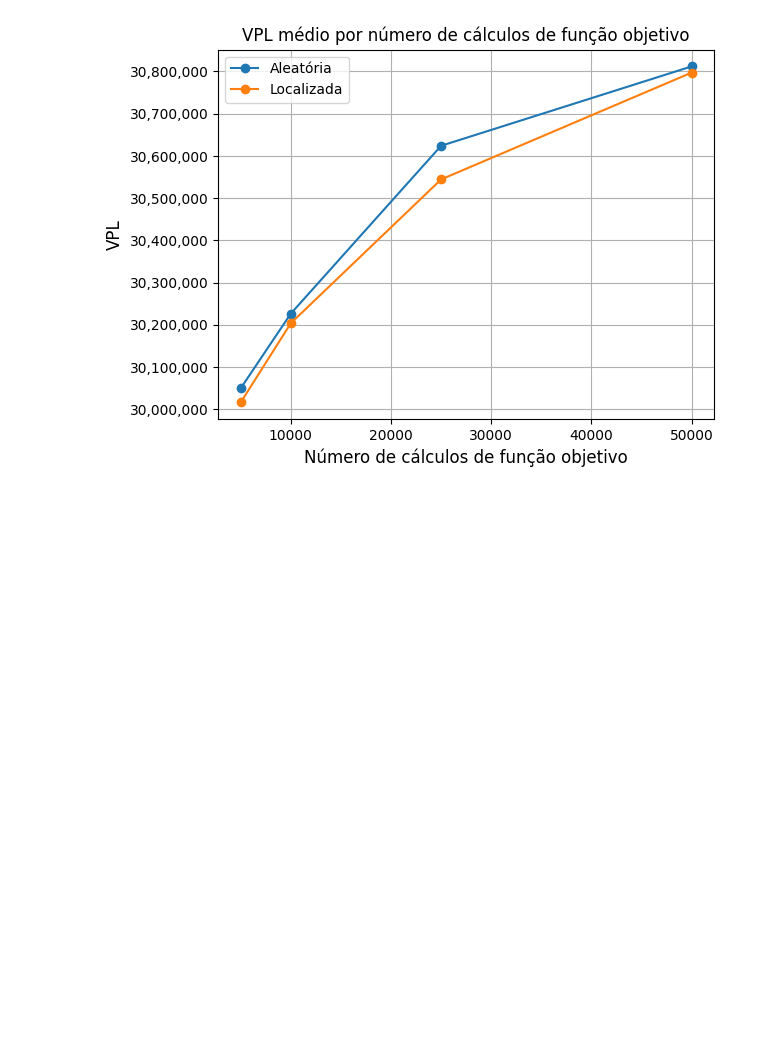
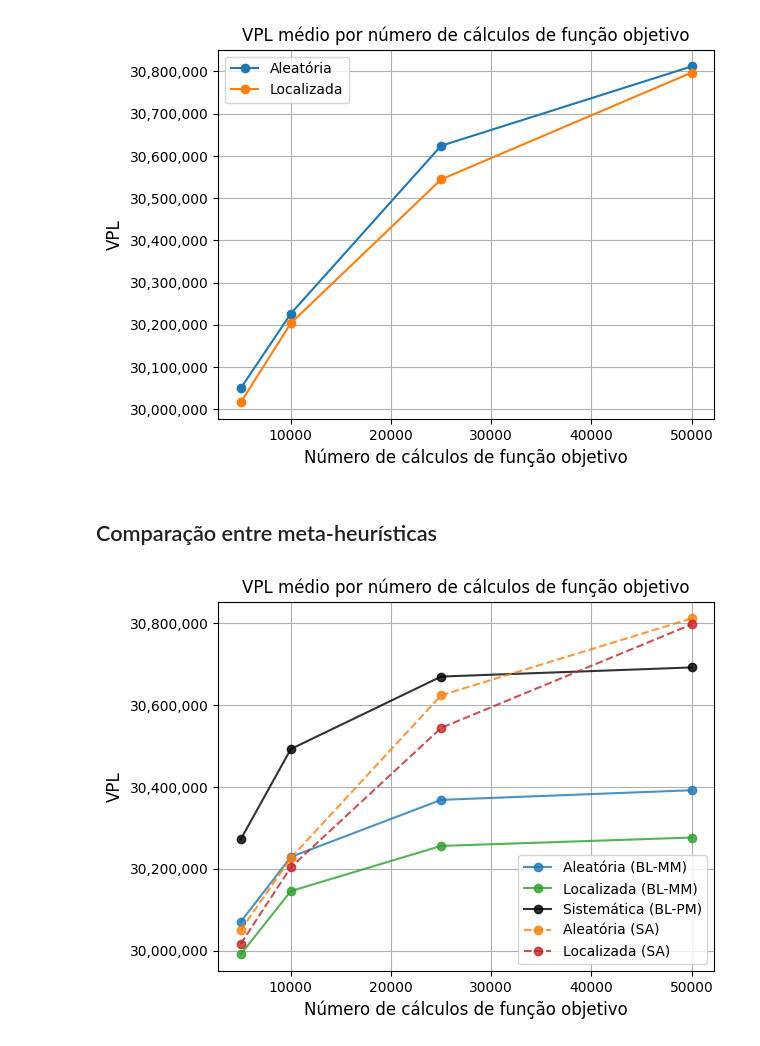
Before and after one commit to gabrielramos731/planejamento-florestal, a Jupyter notebook: T2-BH/T2/Simulated_annealing/resultados_sa.ipynb, the cells around one changed output. Saved outputs shown, nothing was run; the diff lists cells and outputs as text; code cells hidden in the pictures; blank space fills up the shorter version.

Commit message:
fix: change graphical results

```diff
--- a/T2-BH/T2/Simulated_annealing/resultados_sa.ipynb
+++ b/T2-BH/T2/Simulated_annealing/resultados_sa.ipynb
@@ -148,3 +135,5 @@ plt.grid()
 plt.show()
 # %% [output]
 [figure]
+# %% [markdown]
+## Comparação entre meta-heurísticas
@@ -150,0 +161,61 @@ plt.show()
+# %%
+# Pega melhor método de cada experimento
+
+v1_mm_media = []
+for chave, subdict in v1_bl_resultados.estatisticas.items():
+    for subchave, valor in subdict.items():
+        if subchave == 'mm':
+            v1_mm_media.append(valor.get('media'))
+
+v2_mm_media = []
+for chave, subdict in v2_bl_resultados.estatisticas.items():
+    for subchave, valor in subdict.items():
+        if subchave == 'mm':
+            v2_mm_media.append(valor.get('media'))
+
+v3_pm_media = []
+for chave, subdict in v3_bl_resultados.estatisticas.items():
+    for subchave, valor in subdict.items():
+        if subchave == 'pm':
+            v3_pm_media.append(valor.get('media'))
+# %%
+import matplotlib.ticker as ticker
+
+plt.plot(v1_bl_resultados.num_calculos_obj,
+         v1_mm_media,
+         label='Aleatória (BL-MM)',
+         color='#1f77b4',
+         marker='o', alpha=.8)
+plt.plot(v2_bl_resultados.num_calculos_obj,
+         v2_mm_media,
+         label='Localizada (BL-MM)',
+         color='#2ca02c',
+         marker='o', alpha=.8)
+plt.plot(v3_bl_resultados.num_calculos_obj,
+         v3_pm_media,
+         label='Sistemática (BL-PM)',
+        color='#000000',
+         marker='o', alpha=.8)
+plt.plot(v1_resultados.num_calculos_obj,
+         v1_sa_media,
+         label='Aleatória (SA)',
+         color='#ff7f0e',
+         marker='o',
+         linestyle='--', alpha=.8)
+plt.plot(v2_resultados.num_calculos_obj,
+         v2_sa_media,
+         label='Localizada (SA)',
+         color='#c12728',
+         marker='o',
+         linestyle='--', alpha=.8)
+
+plt.title('VPL médio por número de cálculos de função objetivo')
+plt.xlabel('Número de cálculos de função objetivo', fontsize=12)
+plt.ylabel('VPL', fontsize=12)
+plt.gca().yaxis.set_major_formatter(ticker.FuncFormatter(lambda x, pos: '{:,.0f}'.format(x)))
+plt.ticklabel_format(style='plain', axis='x')
+plt.legend()
+plt.grid()
+plt.show()
+# %% [output]
+[figure, added]
```
Also changed, not shown: parts of 7 cells of this notebook, 3 other files.
